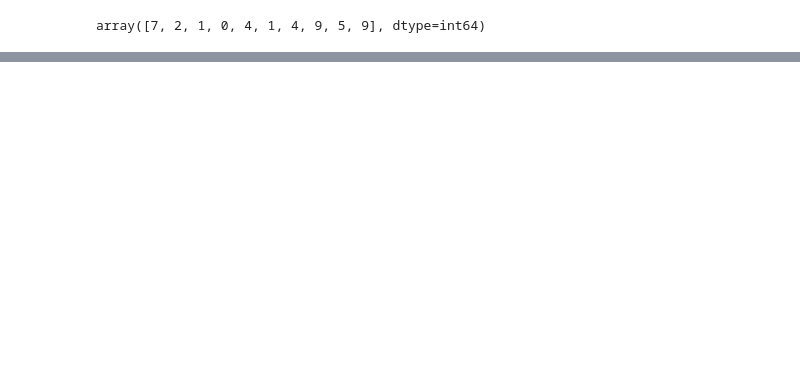
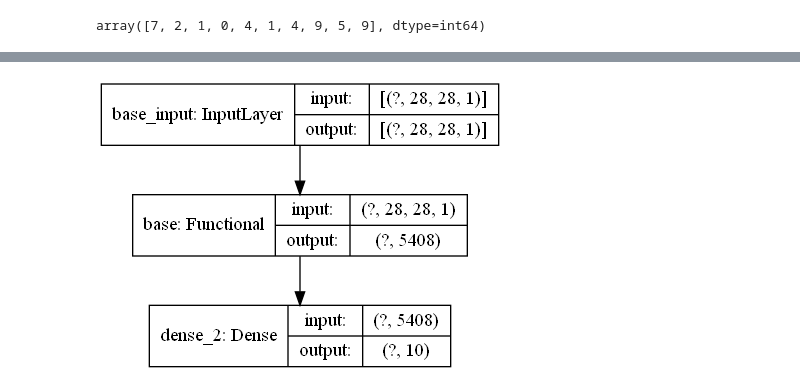
Before and after one commit to dnrgus1127/deeplearning_study, a Jupyter notebook: 복잡한 모델의 생성.ipynb, the cells around one changed output, grey strips where cells are left out. Cells and saved outputs as stored; diff of their text form; code cells hidden in the pictures; blank space fills up the shorter version.

```diff
--- a/복잡한 모델의 생성.ipynb
+++ b/복잡한 모델의 생성.ipynb
@@ -257,0 +289,8 @@ array([1, 0, 1, 0, 0, 1, 0, 1, 0, 1])
+# %%
+digit_model = tf.keras.Sequential([
+    base_model, tf.keras.layers.Dense(10, activation='softmax'),
+])
+
+digit_model.summary()
+
+# base_model을 하나의 레이어로 추가하고, Dense레이어를 이어서 추가
@@ -257,0 +310,4 @@ array([1, 0, 1, 0, 0, 1, 0, 1, 0, 1])
+# %%
+plot_model(digit_model,show_shapes=True, show_layer_names=True, to_file='digit_model.png')
+# %% [output]
+[figure, added]
```
Also changed, not shown: parts of 13 cells of this notebook, 7 other files.
